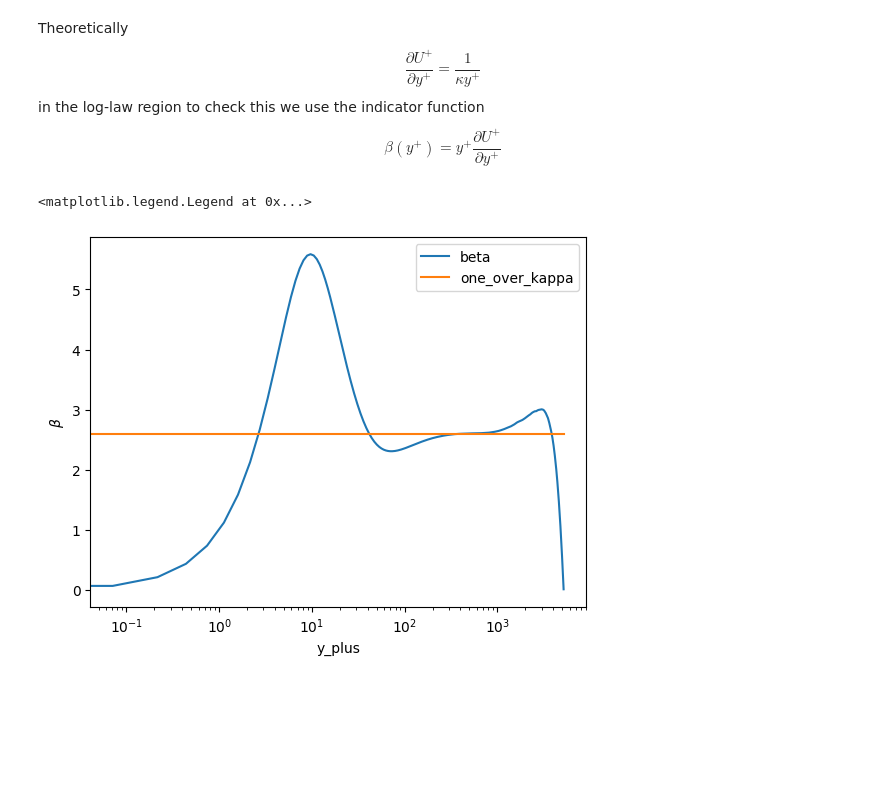
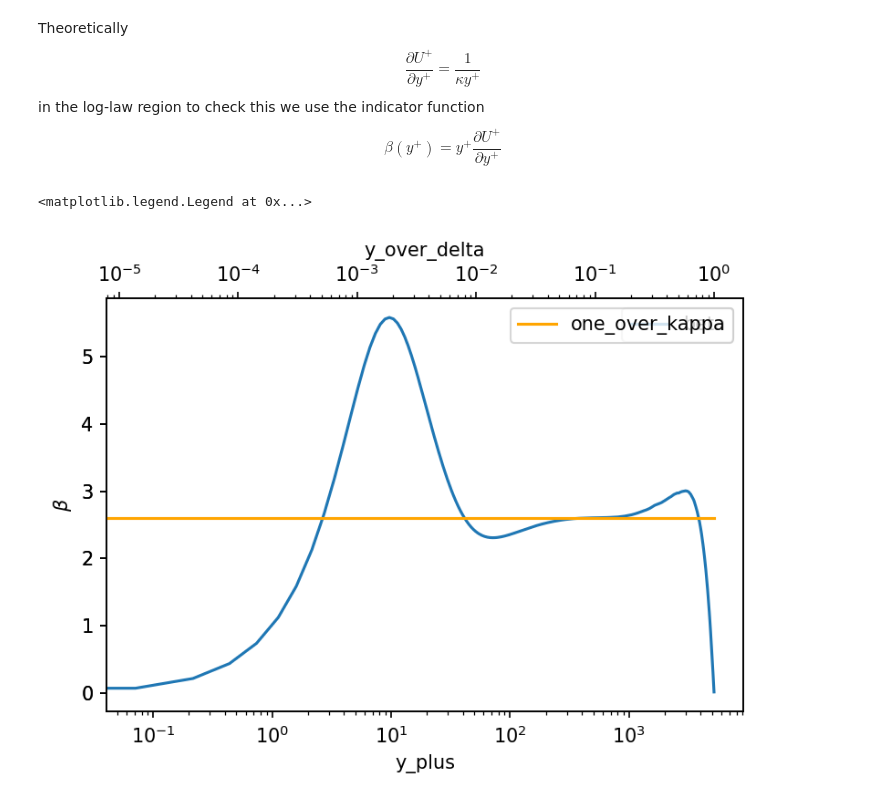
Before and after one commit to exabl/snek5000-abl, a Jupyter notebook: docs/validation/Case_Lee_Moser_2015.ipynb, the cells around one changed output. Saved outputs shown, nothing was run; the diff lists cells and outputs as text; code cells hidden in the pictures; blank space fills up the shorter version.

```diff
--- a/docs/validation/Case_Lee_Moser_2015.ipynb
+++ b/docs/validation/Case_Lee_Moser_2015.ipynb
@@ -35,9 +38,10 @@ df["U_plus"] = df.U / u_star
 df["log_law"] = np.log(df.y_plus / y0) / kappa
 
 # Plot
-ax = df.plot("y_plus", "U_plus")
+plt.rc("figure", dpi=150)
+ax = df.plot("y_plus", "U_plus", marker='o')
 df.plot("y_plus", "log_law", ax=ax, color="k")
 
 ax.set(xscale="log")
-print(f"{y0 = }")
+print(f"{y0}")
 # %% [output]
@@ -49,0 +106,14 @@ y0 / df.y_plus.max()
+# %%
+kappa = 0.384
+z = ds.y # + 1e-1
+z0 = 3.4289e-5
+U_most =  u_star / kappa * np.log(z / z0)
+
+fig, ax = plt.subplots(dpi=150)
+df.plot("y_over_delta", "U_plus", color="g", ax=ax, label="U: DNS")
+
+
+ax.plot(z[1:], (U / u_star)[1:], marker="x", label=r"$U$: computed")
+ax.plot(z[1:], (U_most / u_star)[1:], color="k", label=r'$U$: MOST')
+ax.set(xscale="log", xlabel="y", ylabel="U/u*", xlim=(1e-3, 1))
+ax.legend()
@@ -54,11 +127,13 @@ Theoretically $$\frac{\partial U^+}{\partial y^+} = \frac{1}{\kappa y^+}$$ in th
 # %%
 df["beta"] = df.y_plus * df.dU_dy
 df["one_over_kappa"] = 1 / kappa
 
 ax = df.plot("y_plus", "beta")
-df.plot("y_plus", "one_over_kappa", ax=ax)
+ax_top = ax.twiny()
+df.plot("y_over_delta", "one_over_kappa", color='orange', ax=ax_top)
 ax.set(ylabel=r"$\beta$", xscale="log")
+ax_top.set(xscale="log")
 ax.legend()
 # %% [output]
 <matplotlib.legend.Legend at 0x...>
-[figure, old version]
+[figure, new version]
```
Also changed, not shown: parts of 14 cells of this notebook, 2 other files.
